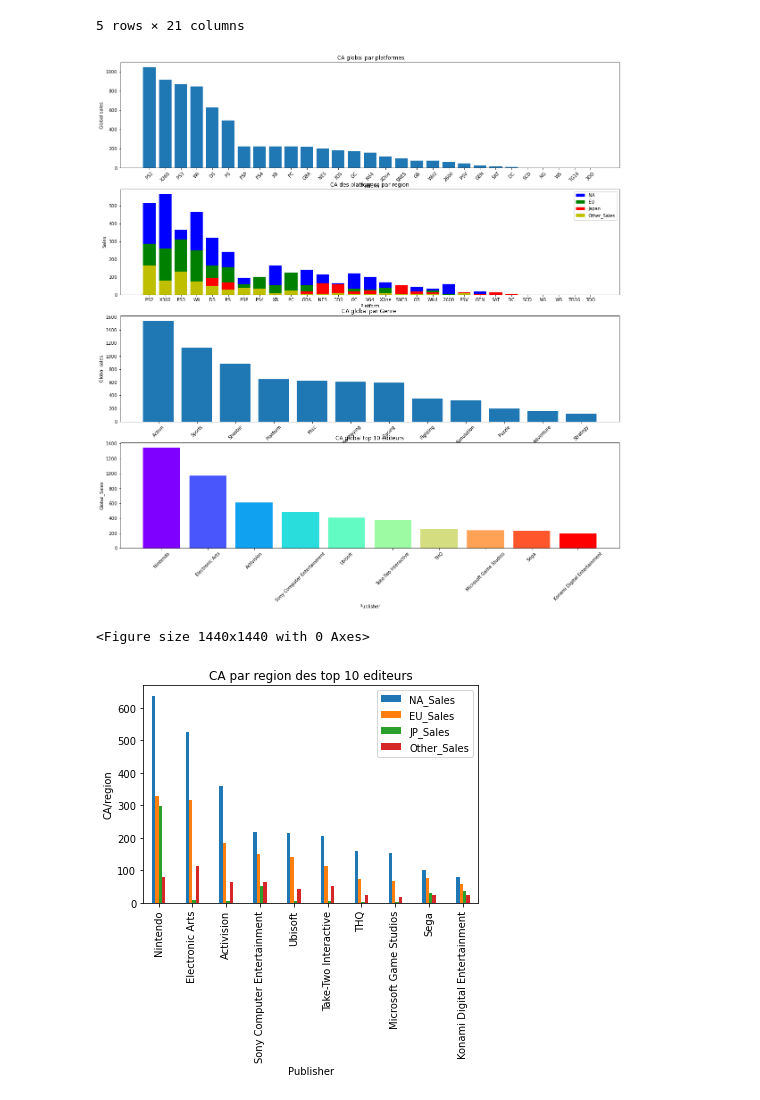
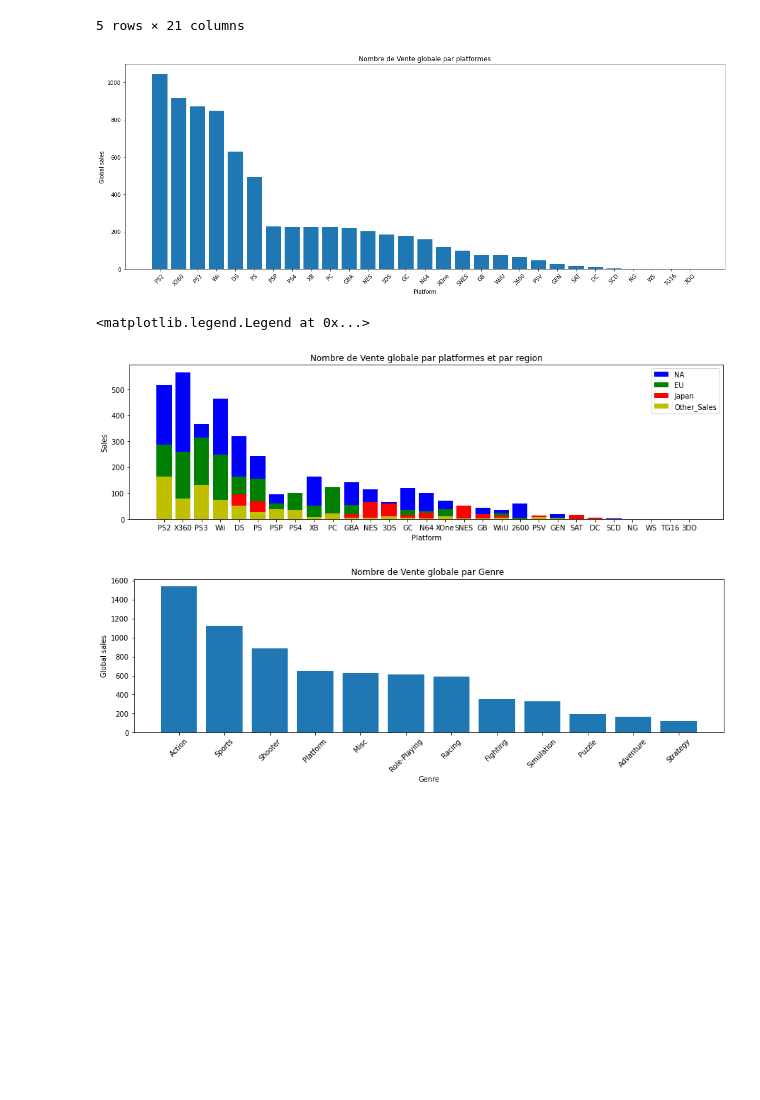
Before and after one commit to Pascal-Thai/GamingSales, a Jupyter notebook: projet gaming_final_DataViz.ipynb, the cells around one changed output. Saved outputs shown, nothing was run; the diff lists cells and outputs as text; code cells hidden in the pictures; blank space fills up the shorter version.

```diff
--- a/projet gaming_final_DataViz.ipynb
+++ b/projet gaming_final_DataViz.ipynb
@@ -25,56 +32,38 @@ df.head()
 5 rows × 21 columns
 # %%
 # CA par platforme: platforme la plus utilisée
-plt.figure(figsize=(20,20))
-plt.subplot(4,1,1)
+plt.figure(figsize=(20,7))
 df_plf_glo=df.groupby('Platform', as_index = False).agg({'Global_Sales':'sum'}).sort_values(by='Global_Sales', ascending=False)
 plt.bar(df_plf_glo['Platform'], df_plf_glo['Global_Sales'])
 plt.xlabel('Platform')
 plt.ylabel('Global sales')
 plt.xticks(rotation = '45')
-plt.title(' CA global par platformes');
-
-plt.subplot(4,1,2)
-df_reg_pla = df.groupby('Platform', as_index = False).agg({'NA_Sales':'sum','EU_Sales':'sum'
-                                                           ,'JP_Sales':'sum','Other_Sales':'sum'
-                                                          ,'Global_Sales':'sum'}).sort_values('Global_Sales', ascending=False)
-plt.bar(df_reg_pla['Platform'],df_reg_pla['NA_Sales'], color='blue',label='NA')
-plt.bar(df_reg_pla['Platform'],df_reg_pla['EU_Sales'], color='green',label='EU')
-plt.bar(df_reg_pla['Platform'],df_reg_pla['JP_Sales'], color='r',label='Japan')
-plt.bar(df_reg_pla['Platform'],df_reg_pla['Other_Sales'], color='y',label='Other_Sales')
-plt.xlabel('Platform')
-plt.ylabel('Sales')
-plt.title('CA des platformes par region')
-plt.legend()
-
-plt.subplot(4,1,3)
-df_gen_glo = df.groupby('Genre', as_index = False).agg({'Global_Sales':'sum'}).sort_values('Global_Sales', ascending=False)
-plt.bar(df_gen_glo['Genre'], df_gen_glo['Global_Sales'])
-plt.xlabel('Genre')
-plt.ylabel('Global sales')
-plt.xticks(rotation = '45')
-plt.title('CA global par Genre ');
-
-plt.subplot(4,1,4)
-df_group2=df.groupby('Publisher',as_index = False).agg({'Global_Sales':'sum'})
-top10 = df_group2.sort_values('Global_Sales', ascending = False).head(10)
-plt.bar(top10['Publisher'], top10['Global_Sales'],color = cm.rainbow(np.linspace(0, 1, len(top10))))
-plt.xlabel('Publisher')
-plt.ylabel('Global_Sales')
-plt.xticks(rotation = '45')
-plt.title("CA global top 10 editeurs");
-
-
-plt.figure(figsize=(20,20))
-df_reg_publi = df.groupby(df['Publisher'], as_index = False).agg({'NA_Sales':'sum','EU_Sales':'sum'
-            ,'JP_Sales':'sum','Other_Sales':'sum','Global_Sales':'sum'}).sort_values('Global_Sales'
-             , ascending=False).head(10)
-df_reg_publi.plot.bar(x ='Publisher',y =['NA_Sales','EU_Sales','JP_Sales','Other_Sales'],stacked=False, width=0.4)
-plt.xticks(rotation = '90')
-plt.xlabel('Publisher')
-plt.ylabel('CA/region')
-plt.title("CA par region des top 10 editeurs");
+plt.title('Nombre de Vente globale par platformes');
 # %% [output]
-[figure, old version]
+[figure, new version]
-<Figure size 1440x1440 with 0 Axes>
-[figure, removed]
+# %%
+plt.figure(figsize=(15,4))
+df_reg_pla = df.groupby('Platform', as_index = False).agg({'NA_Sales':'sum','EU_Sales':'sum'
+                                                           ,'JP_Sales':'sum','Other_Sales':'sum'
+                                                          ,'Global_Sales':'sum'}).sort_values('Global_Sales', ascending=False)
+plt.bar(df_reg_pla['Platform'],df_reg_pla['NA_Sales'], color='blue',label='NA')
+plt.bar(df_reg_pla['Platform'],df_reg_pla['EU_Sales'], color='green',label='EU')
+plt.bar(df_reg_pla['Platform'],df_reg_pla['JP_Sales'], color='r',label='Japan')
+plt.bar(df_reg_pla['Platform'],df_reg_pla['Other_Sales'], color='y',label='Other_Sales')
+plt.xlabel('Platform')
+plt.ylabel('Sales')
+plt.title('Nombre de Vente globale par platformes et par region')
+plt.legend()
+# %% [output]
+<matplotlib.legend.Legend at 0x...>
+[figure, added]
+# %%
+plt.figure(figsize=(15,4))
+df_gen_glo = df.groupby('Genre', as_index = False).agg({'Global_Sales':'sum'}).sort_values('Global_Sales', ascending=False)
+plt.bar(df_gen_glo['Genre'], df_gen_glo['Global_Sales'])
+plt.xlabel('Genre')
+plt.ylabel('Global sales')
+plt.xticks(rotation = '45')
+plt.title('Nombre de Vente globale par Genre ');
+# %% [output]
+[figure, added]
```
Also changed, not shown: parts of 7 cells of this notebook.
